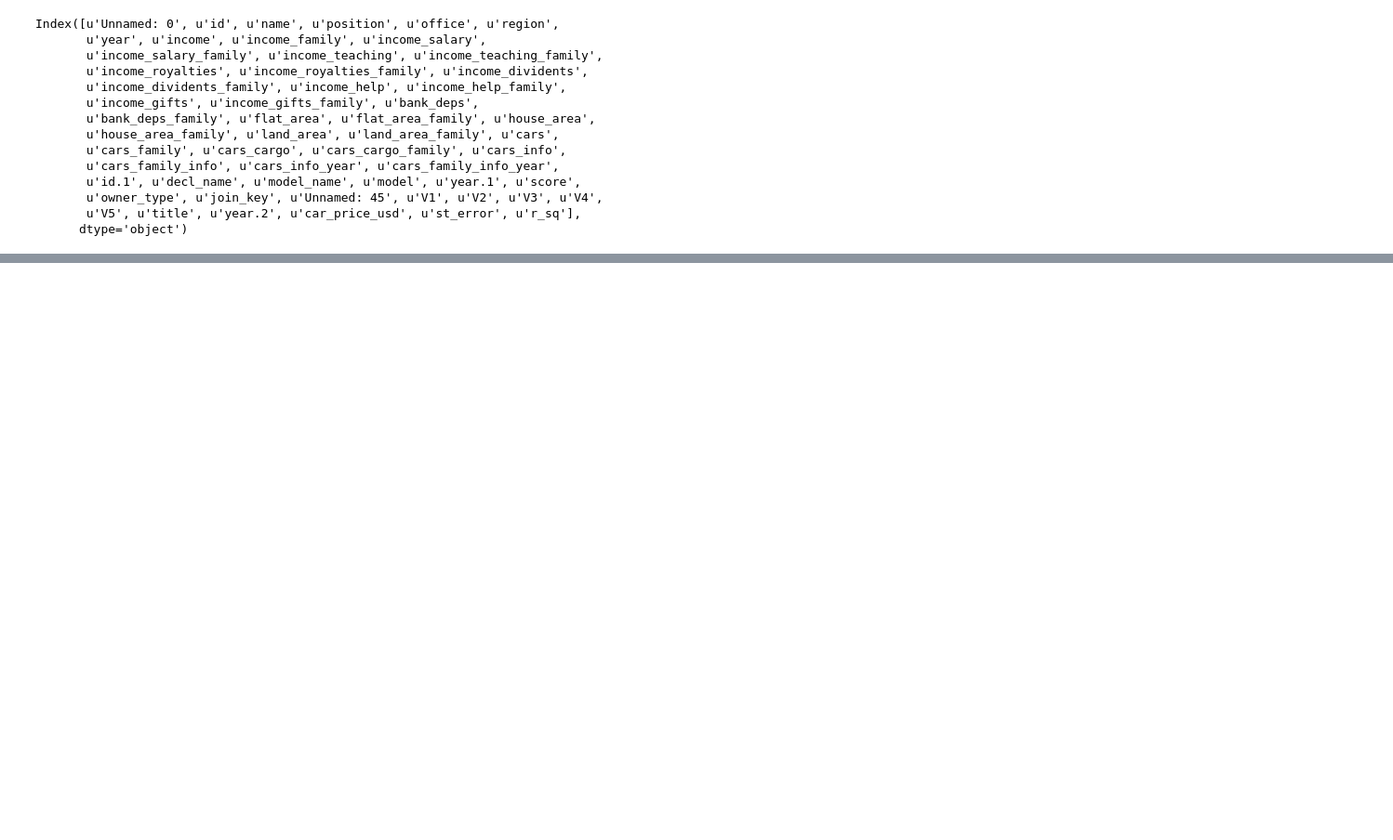
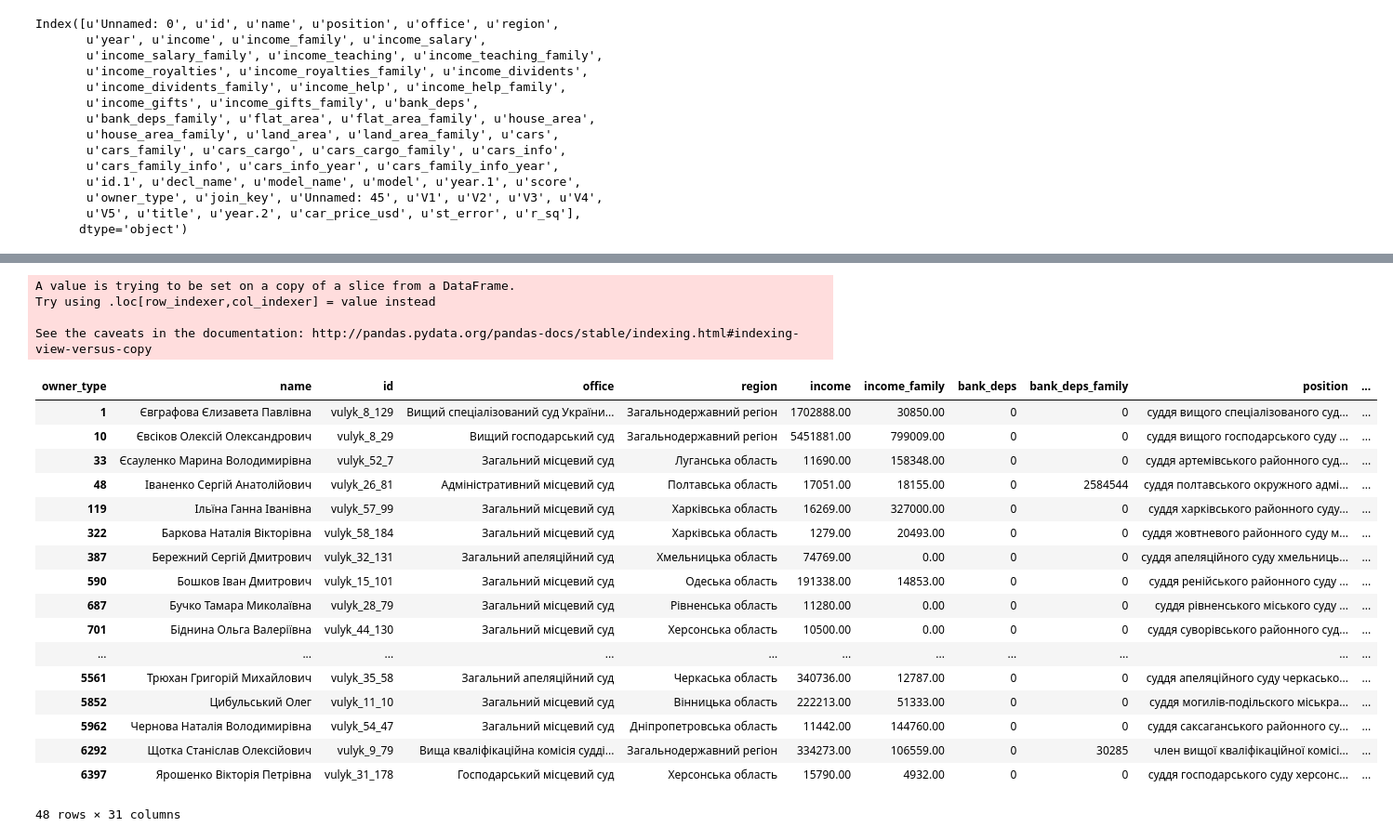
Before and after one commit to yarynam/texty_declaration_game, a Jupyter notebook: Cars_update.ipynb, the cells around one changed output, grey strips where cells are left out. Shown at 93% size. Cells and saved outputs as stored; diff of their text form; code cells hidden in the pictures; blank space fills up the shorter version.

```diff
--- a/Cars_update.ipynb
+++ b/Cars_update.ipynb
@@ -71,7 +116,21 @@ filtered['personal_cars_sum'] = filtered['personal_cars_sum'].round(0)
 #general sum
 filtered['all_cars_sum']= filtered['family_cars_sum'] + filtered['personal_cars_sum']
 
-#car price in UAH, thausands
+#general income
+
+filtered['all_income']= filtered['income'] + filtered['income_family']
+
+#car price in UAH, th
+filtered['family_cars_sum_uah']= filtered['family_cars_sum'] * 25
+filtered['family_cars_sum_uah'] = filtered['family_cars_sum_uah'] / 1000
+filtered['family_cars_sum_uah'] = filtered['family_cars_sum_uah'].round(0)
+
+filtered['personal_cars_sum_uah'] = filtered['personal_cars_sum'] * 25
+filtered['personal_cars_sum_uah'] = filtered['personal_cars_sum'] / 1000
+filtered['personal_cars_sum_uah'] = filtered['personal_cars_sum_uah'].round(0)
+
+
+#car price in UAH,mln
 filtered['all_cars_sum_uah']= filtered['all_cars_sum'] * 25
 filtered['all_cars_sum_uah_mln']= filtered['all_cars_sum_uah'] / 1000000
 filtered['all_cars_sum_uah_mln']= filtered['all_cars_sum_uah_mln'].round(2)
@@ -168,0 +228,32 @@ finalData = carMagnats.to_csv('final_data.csv')
+# %%
+# Filter for judges
+
+judgesdata = filtered[filtered.position.str.contains('суддя').fillna(False)]
+
+#Potential corruption income. Income is more than 5 times bigger than salary
+judgesdata["incomeDif"] = judgesdata["income"] - judgesdata["income_salary"]
+corIncome = judgesdata[judgesdata.incomeDif >= judgesdata.income_salary * 5]
+corIncome
+# %% [output]
+A value is trying to be set on a copy of a slice from a DataFrame.
+Try using .loc[row_indexer,col_indexer] = value instead
+
+See the caveats in the documentation: http://pandas.pydata.org/pandas-docs/stable/indexing.html#indexing-view-versus-copy
+| owner_type | name | id | office | region | income | income_family | bank_deps | bank_deps_family | position | ... |
+| 1 | Євграфова Єлизавета Павлівна | vulyk_8_129 | Вищий спецiалiзований суд України... | Загальнодержавний регіон | 1702888.00 | 30850.00 | 0 | 0 | суддя вищого спеціалізованого суд... | ... |
+| 10 | Євсіков Олексій Олександрович | vulyk_8_29 | Вищий господарський суд | Загальнодержавний регіон | 5451881.00 | 799009.00 | 0 | 0 | суддя вищого господарського суду ... | ... |
+| 33 | Єсауленко Марина Володимирівна | vulyk_52_7 | Загальний місцевий суд | Луганська область | 11690.00 | 158348.00 | 0 | 0 | суддя артемівського районного суд... | ... |
+| 48 | Іваненко Сергій Анатолійович | vulyk_26_81 | Адміністративний місцевий суд | Полтавська область | 17051.00 | 18155.00 | 0 | 2584544 | суддя полтавського окружного адмі... | ... |
+| 119 | Ільїна Ганна Іванівна | vulyk_57_99 | Загальний місцевий суд | Харківська область | 16269.00 | 327000.00 | 0 | 0 | суддя харківського районного суду... | ... |
+| 322 | Баркова Наталія Вікторівна | vulyk_58_184 | Загальний місцевий суд | Харківська область | 1279.00 | 20493.00 | 0 | 0 | суддя жовтневого районного суду м... | ... |
+| 387 | Бережний Сергій Дмитрович | vulyk_32_131 | Загальний апеляційний суд | Хмельницька область | 74769.00 | 0.00 | 0 | 0 | суддя апеляційного суду хмельниць... | ... |
+| 590 | Бошков Іван Дмитрович | vulyk_15_101 | Загальний місцевий суд | Одеська область | 191338.00 | 14853.00 | 0 | 0 | суддя ренійського районного суду ... | ... |
+| 687 | Бучко Тамара Миколаївна | vulyk_28_79 | Загальний місцевий суд | Рівненська область | 11280.00 | 0.00 | 0 | 0 | суддя рівненського міського суду ... | ... |
+| 701 | Біднина Ольга Валеріївна | vulyk_44_130 | Загальний місцевий суд | Херсонська область | 10500.00 | 0.00 | 0 | 0 | суддя суворівського районного суд... | ... |
+| ... | ... | ... | ... | ... | ... | ... | ... | ... | ... | ... |
+| 5561 | Трюхан Григорій Михайлович | vulyk_35_58 | Загальний апеляційний суд | Черкаська область | 340736.00 | 12787.00 | 0 | 0 | суддя апеляційного суду черкасько... | ... |
+| 5852 | Цибульський Олег | vulyk_11_10 | Загальний місцевий суд | Вінницька область | 222213.00 | 51333.00 | 0 | 0 | суддя могилів-подільского міськра... | ... |
+| 5962 | Чернова Наталія Володимирівна | vulyk_54_47 | Загальний місцевий суд | Дніпропетровська область | 11442.00 | 144760.00 | 0 | 0 | суддя саксаганського районного су... | ... |
+| 6292 | Щотка Станіслав Олексійович | vulyk_9_79 | Вища кваліфікаційна комісія судді... | Загальнодержавний регіон | 334273.00 | 106559.00 | 0 | 30285 | член вищої кваліфікаційної комісі... | ... |
+| 6397 | Ярошенко Вікторія Петрівна | vulyk_31_178 | Господарський місцевий суд | Херсонська область | 15790.00 | 4932.00 | 0 | 0 | суддя господарського суду херсонс... | ... |
+48 rows × 31 columns
```
Also changed, not shown: parts of 16 cells of this notebook, 8 other files.
